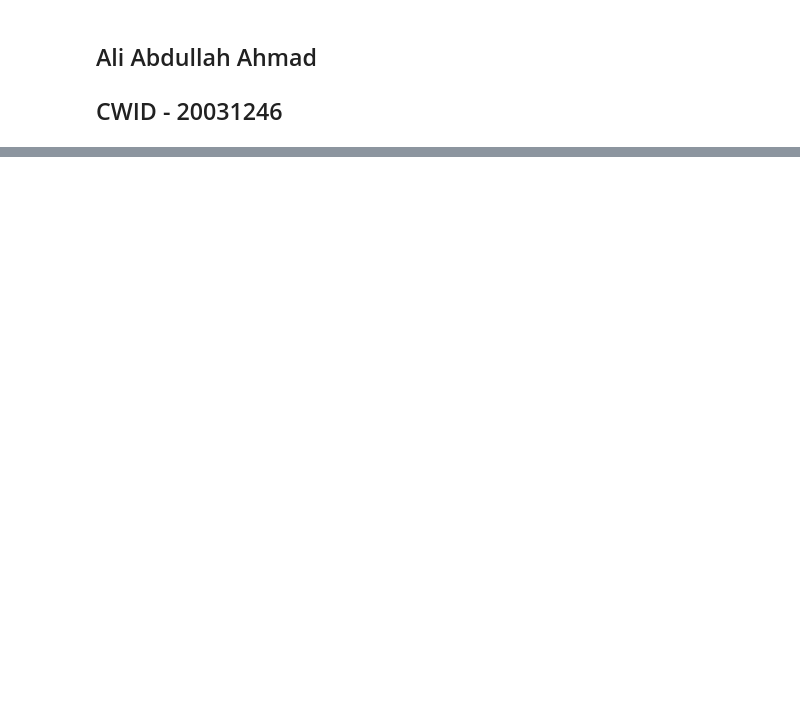
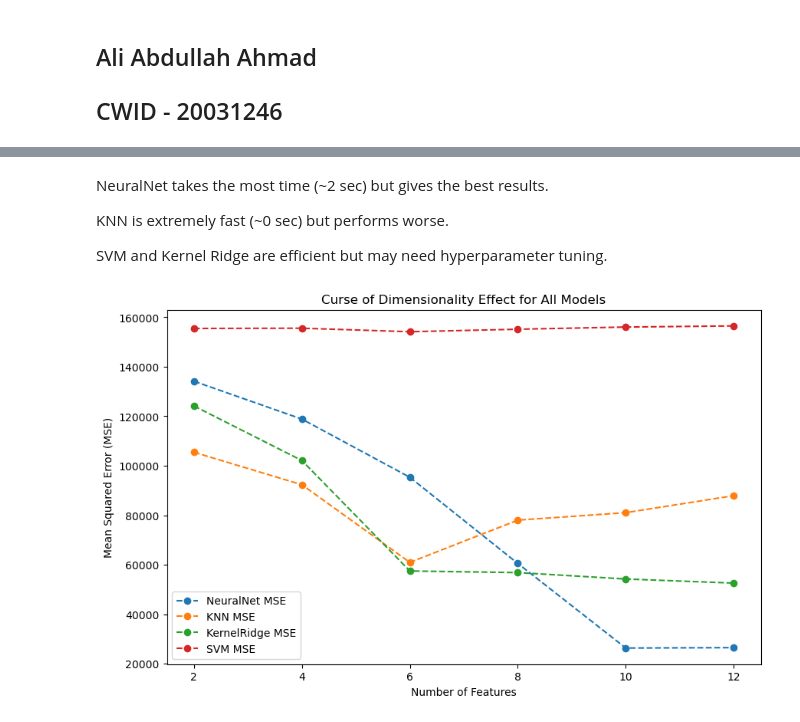
Before and after one commit to TRIPLE-A332/Stevens_IT-MS_in_CS, a Jupyter notebook: SPRING_25/CS559_Applications_of_ML/HW/hw4/Ali_hw4.ipynb, the cells around one changed output, grey strips where cells are left out. Drawn from its saved outputs; the diff is of its cells as text; code cells hidden in the pictures; blank space fills up the shorter version.

```diff
--- a/SPRING_25/CS559_Applications_of_ML/HW/hw4/Ali_hw4.ipynb
+++ b/SPRING_25/CS559_Applications_of_ML/HW/hw4/Ali_hw4.ipynb
@@ -33,0 +138,39 @@ Name: Salary, dtype: float64
+# %% [markdown]
+NeuralNet takes the most time (~2 sec) but gives the best results.
+
+KNN is extremely fast (~0 sec) but performs worse.
+
+SVM and Kernel Ridge are efficient but may need hyperparameter tuning.
+# %%
+# Ensure models is a dictionary as defined earlier
+models_dict = {
+    "NeuralNet": MLPRegressor(max_iter=200000, solver='adam', learning_rate_init=0.01, learning_rate='constant', random_state=42),
+    "KNN": KNeighborsRegressor(n_neighbors=5),
+    "KernelRidge": KernelRidge(alpha=1.0, kernel='rbf'),
+    "SVM": SVR(kernel='rbf', C=1.0, gamma='scale')
+}
+
+feature_counts = np.arange(2, X_train_scaled.shape[1], 2)  # Experiment with different feature counts
+model_mse = {name: [] for name in models_dict.keys()}  # Dictionary to store MSE for each model
+
+for num_features in feature_counts:
+    X_train_reduced = X_train_scaled[:, :num_features]
+    X_test_reduced = X_test_scaled[:, :num_features]
+
+    for name, model in models_dict.items():
+        model.fit(X_train_reduced, y_train)
+        mse = mean_squared_error(y_test, model.predict(X_test_reduced))
+        model_mse[name].append(mse)
+
+# Plot the curse of dimensionality for all models
+plt.figure(figsize=(10, 6))
+for name, mse_values in model_mse.items():
+    plt.plot(feature_counts, mse_values, marker='o', label=f"{name} MSE", linestyle="--")
+
+plt.xlabel("Number of Features")
+plt.ylabel("Mean Squared Error (MSE)")
+plt.title("Curse of Dimensionality Effect for All Models")
+plt.legend()
+plt.show()
+# %% [output]
+[figure, added]
```
Also changed, not shown: parts of 21 cells of this notebook, 36 other files.
